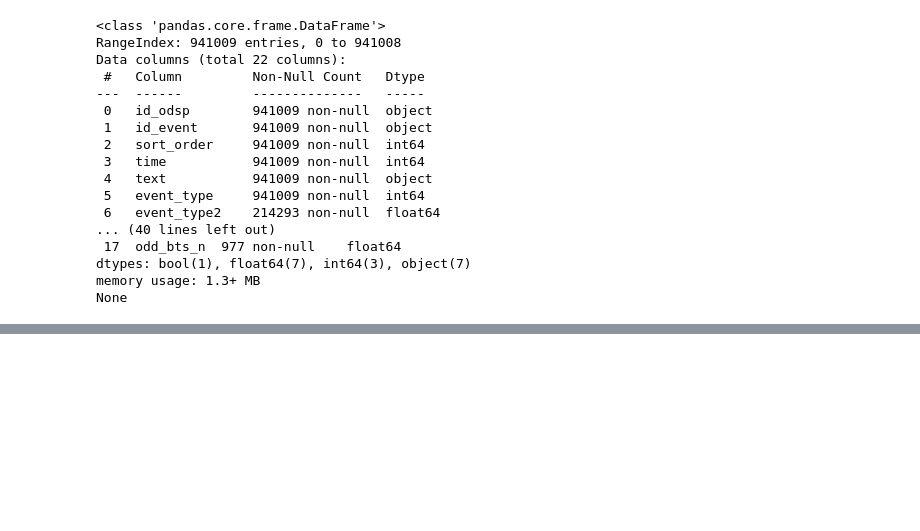
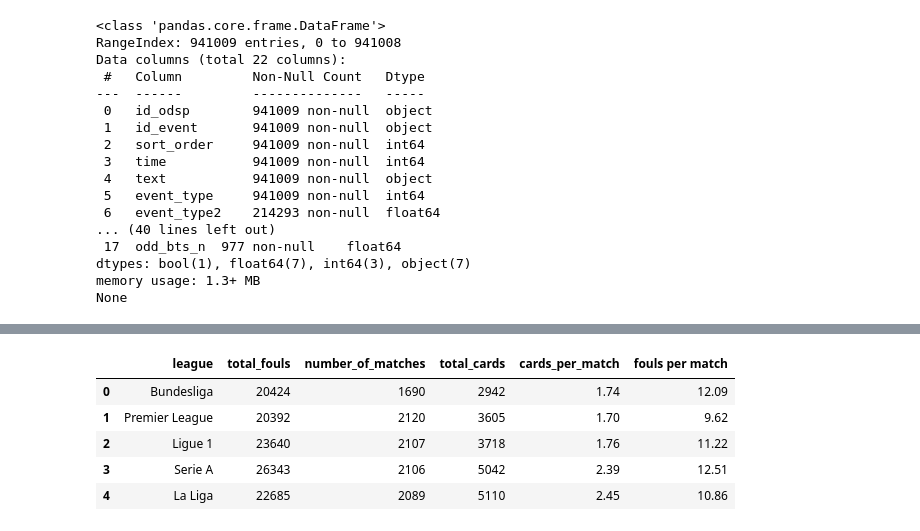
Before and after one commit to yassergribi/Analysis-of-Football-Events, a Jupyter notebook: Analysis_of_Football_Events.ipynb, the cells around one changed output, grey strips where cells are left out. Drawn from its saved outputs; the diff is of its cells as text; code cells hidden in the pictures; blank space fills up the shorter version.

```diff
--- a/Analysis_of_Football_Events.ipynb
+++ b/Analysis_of_Football_Events.ipynb
@@ -97,0 +192,2 @@ events.bbbb
+# %%
+fouls = events[(events["event_type"]==3)].groupby("league").size().reset_index(name='total_fouls')
@@ -97,0 +196,3 @@ events.bbbb
+# %%
+cards = pd.merge(number_of_matches, cards, on='league')
+cards
@@ -97,0 +206,3 @@ events.bbbb
+# %%
+cards = pd.merge(fouls, cards, on='league')
+cards
@@ -97,0 +216,11 @@ events.bbbb
+# %%
+cards['fouls per match'] = cards.total_fouls / cards.number_of_matches
+# %%
+cards
+# %% [output]
+|  | league | total_fouls | number_of_matches | total_cards | cards_per_match | fouls per match |
+| 0 | Bundesliga | 20424 | 1690 | 2942 | 1.74 | 12.09 |
+| 1 | Premier League | 20392 | 2120 | 3605 | 1.70 | 9.62 |
+| 2 | Ligue 1 | 23640 | 2107 | 3718 | 1.76 | 11.22 |
+| 3 | Serie A | 26343 | 2106 | 5042 | 2.39 | 12.51 |
+| 4 | La Liga | 22685 | 2089 | 5110 | 2.45 | 10.86 |
```
Also changed, not shown: parts of 29 cells of this notebook, 1 other file.
